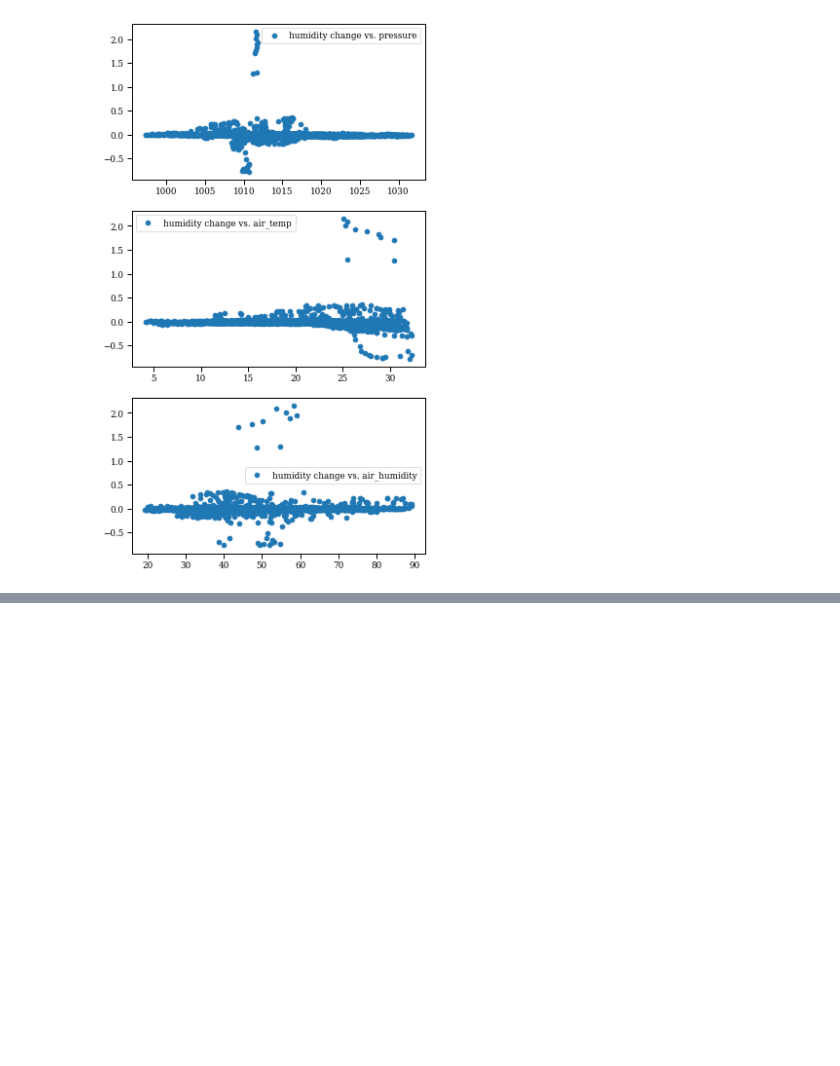
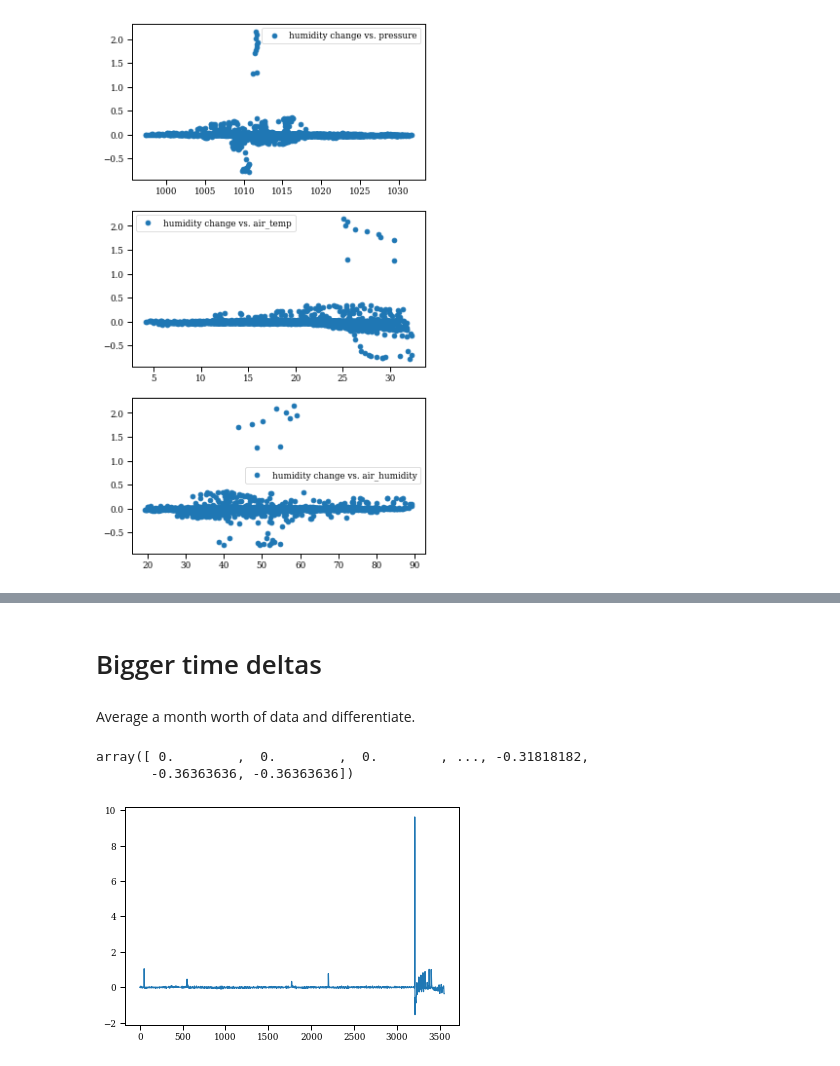
Before and after one commit to h-beacon/humidity-time-series, a Jupyter notebook: notebooks/01-humidity-change-vs-pressure.ipynb, the cells around one changed output, grey strips where cells are left out. Cells and saved outputs as stored; diff of their text form; code cells hidden in the pictures; blank space fills up the shorter version.

```diff
--- a/notebooks/01-humidity-change-vs-pressure.ipynb
+++ b/notebooks/01-humidity-change-vs-pressure.ipynb
@@ -159,0 +207,18 @@ plt.show()
+# %% [markdown]
+# Bigger time deltas
+# %% [markdown]
+Average a month worth of data and differentiate.
+# %%
+data_copy = data.copy()
+data_copy['time'] = pd.to_datetime(data_copy['time'], format='%Y-%m-%d %H:%M:%S')
+data_copy.resample('M', on='time').mean()
+soil_humidity_t = holoborodko_diff(data_copy.soil_humidity.values, data_copy.time)
+soil_humidity_t
+# %% [output]
+array([ 0.        ,  0.        ,  0.        , ..., -0.31818182,
+       -0.36363636, -0.36363636])
+# %%
+plt.plot(soil_humidity_t)
+plt.show()
+# %% [output]
+[figure, added]
```
Also changed, not shown: parts of 10 cells of this notebook, 2 other files.
